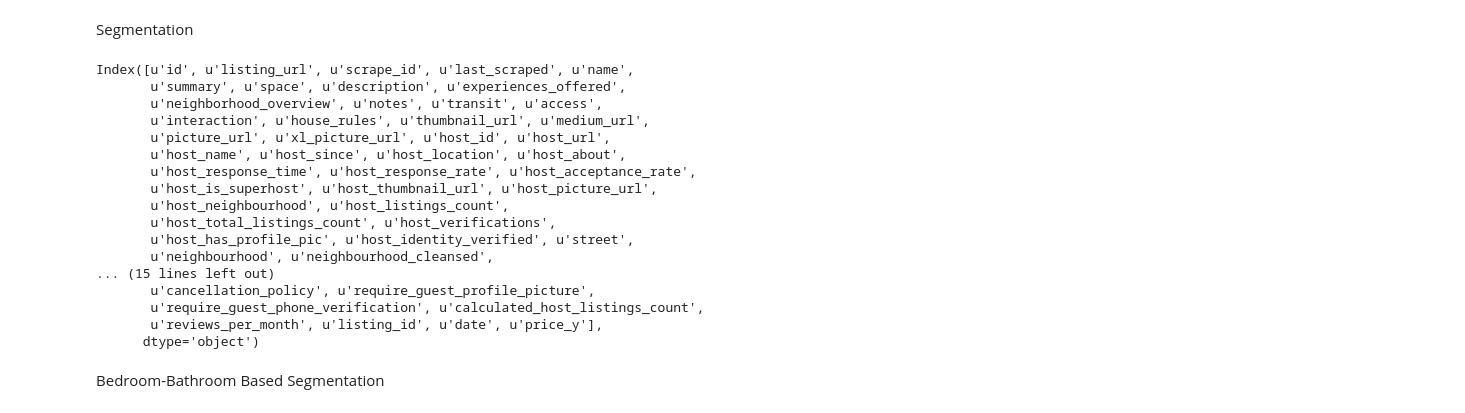
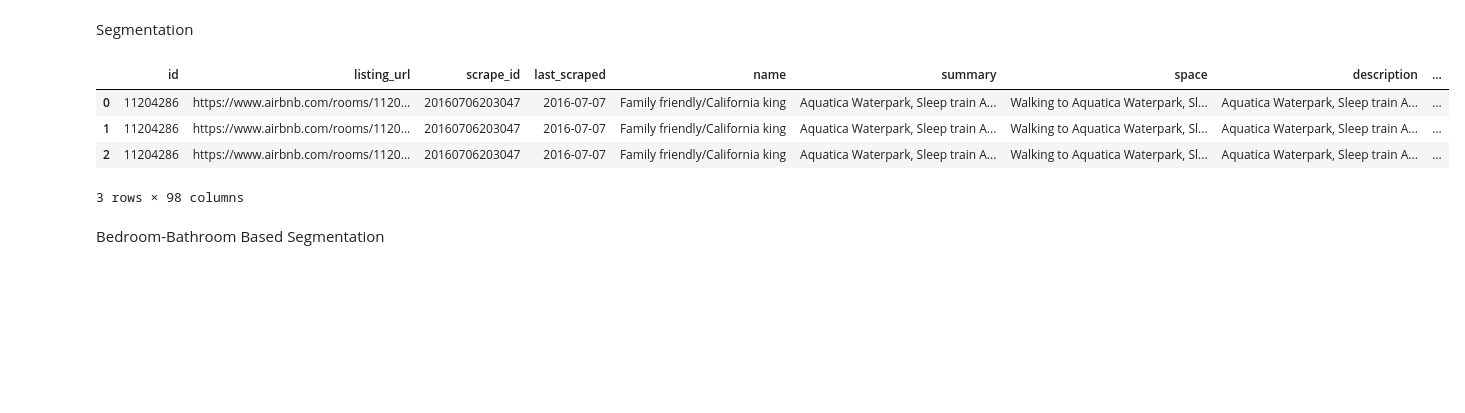
Before and after one commit to mas-dse-saachary/UCSD-MAS-Capstone-Project, a Jupyter notebook: listings_explo.ipynb, the cells around one changed output. Cells and saved outputs as stored; diff of their text form; code cells hidden in the pictures; blank space fills up the shorter version.

```diff
--- a/listings_explo.ipynb
+++ b/listings_explo.ipynb
@@ -87,26 +136,14 @@ Segmentation
 #We have too much data to plot everything in one graph.
 #Here, I create different segments from the listings master file based on apt. size and other features
 #I will then plot segments individually
-# %%
-master.columns
-# %% [output]
-Index([u'id', u'listing_url', u'scrape_id', u'last_scraped', u'name',
-       u'summary', u'space', u'description', u'experiences_offered',
-       u'neighborhood_overview', u'notes', u'transit', u'access',
-       u'interaction', u'house_rules', u'thumbnail_url', u'medium_url',
-       u'picture_url', u'xl_picture_url', u'host_id', u'host_url',
-       u'host_name', u'host_since', u'host_location', u'host_about',
-       u'host_response_time', u'host_response_rate', u'host_acceptance_rate',
-       u'host_is_superhost', u'host_thumbnail_url', u'host_picture_url',
-       u'host_neighbourhood', u'host_listings_count',
-       u'host_total_listings_count', u'host_verifications',
-       u'host_has_profile_pic', u'host_identity_verified', u'street',
-       u'neighbourhood', u'neighbourhood_cleansed',
-... (15 lines left out)
-       u'cancellation_policy', u'require_guest_profile_picture',
-       u'require_guest_phone_verification', u'calculated_host_listings_count',
-       u'reviews_per_month', u'listing_id', u'date', u'price_y'],
-      dtype='object')
+# %%
+master.head(3)
+# %% [output]
+|  | id | listing_url | scrape_id | last_scraped | name | summary | space | description | ... |
+| 0 | 11204286 | https://www.airbnb.com/rooms/1120... | 20160706203047 | 2016-07-07 | Family friendly/California king | Aquatica Waterpark, Sleep train A... | Walking to Aquatica Waterpark, Sl... | Aquatica Waterpark, Sleep train A... | ... |
+| 1 | 11204286 | https://www.airbnb.com/rooms/1120... | 20160706203047 | 2016-07-07 | Family friendly/California king | Aquatica Waterpark, Sleep train A... | Walking to Aquatica Waterpark, Sl... | Aquatica Waterpark, Sleep train A... | ... |
+| 2 | 11204286 | https://www.airbnb.com/rooms/1120... | 20160706203047 | 2016-07-07 | Family friendly/California king | Aquatica Waterpark, Sleep train A... | Walking to Aquatica Waterpark, Sl... | Aquatica Waterpark, Sleep train A... | ... |
+3 rows × 98 columns
 # %% [markdown]
 Bedroom-Bathroom Based Segmentation
 # %%
```
Also changed, not shown: parts of 8 cells of this notebook, 2 other files.
